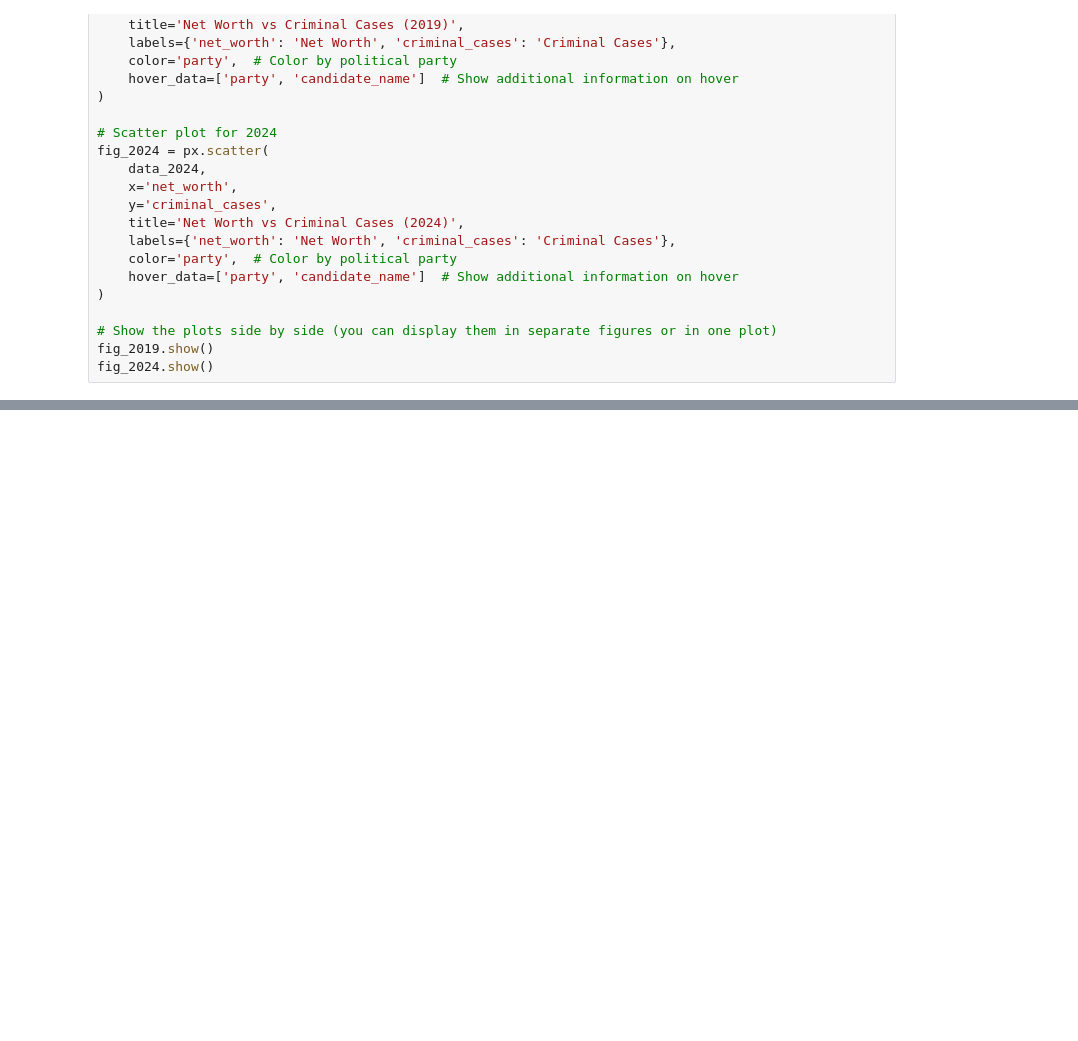
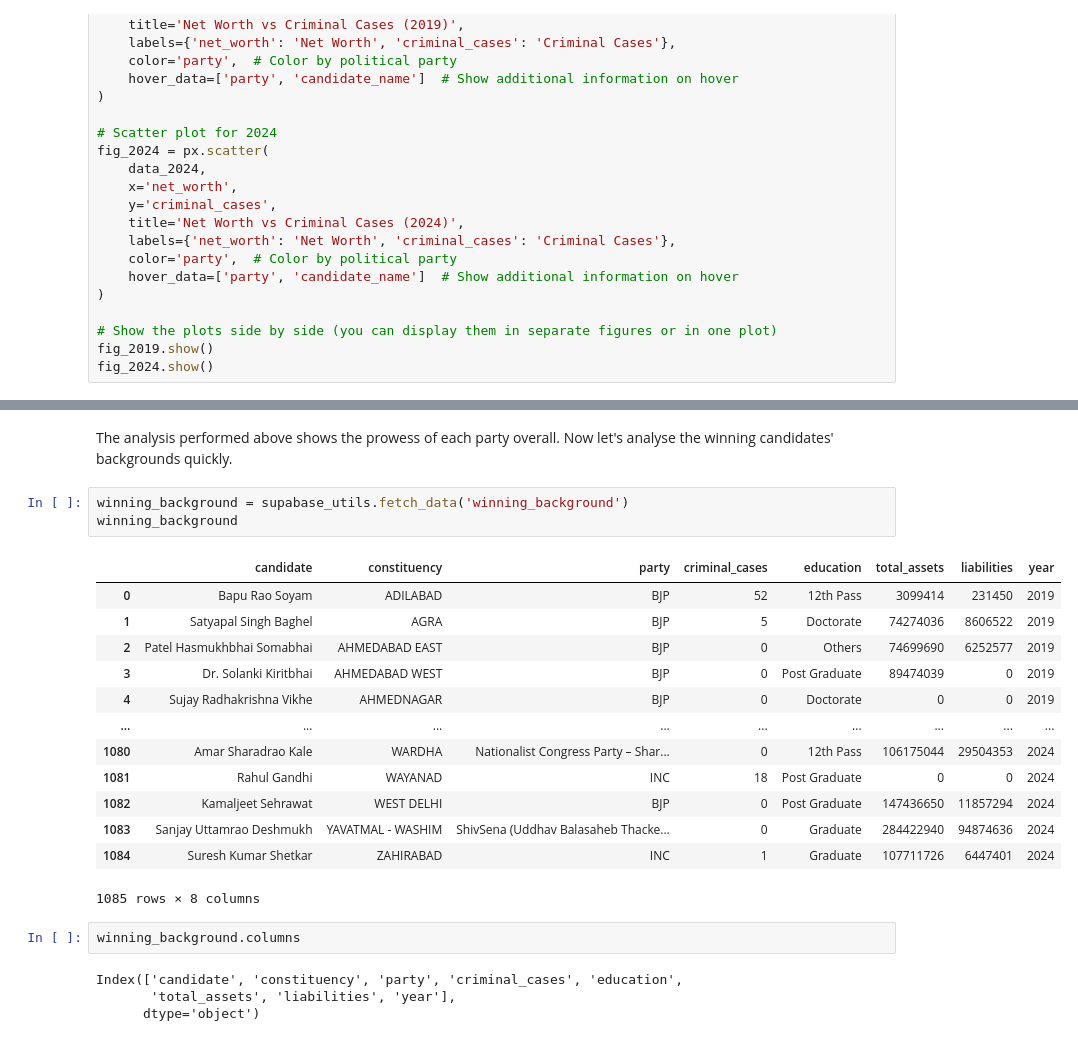
Before and after one commit to ujjwaltyagi2000/manthan, a Jupyter notebook: notebooks/5-eda.ipynb, the cells around one changed output, grey strips where cells are left out. Cells and saved outputs as stored; diff of their text form; blank space fills up the shorter version.

Commit message:
analysing winning candidates' background

```diff
--- a/notebooks/5-eda.ipynb
+++ b/notebooks/5-eda.ipynb
@@ -2017,0 +2024,25 @@ fig_2024.show()
+# %% [markdown]
+The analysis performed above shows the prowess of each party overall. Now let's analyse the winning candidates' backgrounds quickly.
+# %%
+winning_background = supabase_utils.fetch_data('winning_background')
+winning_background
+# %% [output]
+|  | candidate | constituency | party | criminal_cases | education | total_assets | liabilities | year |
+| 0 | Bapu Rao Soyam | ADILABAD | BJP | 52 | 12th Pass | 3099414 | 231450 | 2019 |
+| 1 | Satyapal Singh Baghel | AGRA | BJP | 5 | Doctorate | 74274036 | 8606522 | 2019 |
+| 2 | Patel Hasmukhbhai Somabhai | AHMEDABAD EAST | BJP | 0 | Others | 74699690 | 6252577 | 2019 |
+| 3 | Dr. Solanki Kiritbhai | AHMEDABAD WEST | BJP | 0 | Post Graduate | 89474039 | 0 | 2019 |
+| 4 | Sujay Radhakrishna Vikhe | AHMEDNAGAR | BJP | 0 | Doctorate | 0 | 0 | 2019 |
+| ... | ... | ... | ... | ... | ... | ... | ... | ... |
+| 1080 | Amar Sharadrao Kale | WARDHA | Nationalist Congress Party – Shar... | 0 | 12th Pass | 106175044 | 29504353 | 2024 |
+| 1081 | Rahul Gandhi | WAYANAD | INC | 18 | Post Graduate | 0 | 0 | 2024 |
+| 1082 | Kamaljeet Sehrawat | WEST DELHI | BJP | 0 | Post Graduate | 147436650 | 11857294 | 2024 |
+| 1083 | Sanjay Uttamrao Deshmukh | YAVATMAL - WASHIM | ShivSena (Uddhav Balasaheb Thacke... | 0 | Graduate | 284422940 | 94874636 | 2024 |
+| 1084 | Suresh Kumar Shetkar | ZAHIRABAD | INC | 1 | Graduate | 107711726 | 6447401 | 2024 |
+1085 rows × 8 columns
+# %%
+winning_background.columns
+# %% [output]
+Index(['candidate', 'constituency', 'party', 'criminal_cases', 'education',
+       'total_assets', 'liabilities', 'year'],
+      dtype='object')
```
Also changed, not shown: parts of 25 cells of this notebook.
